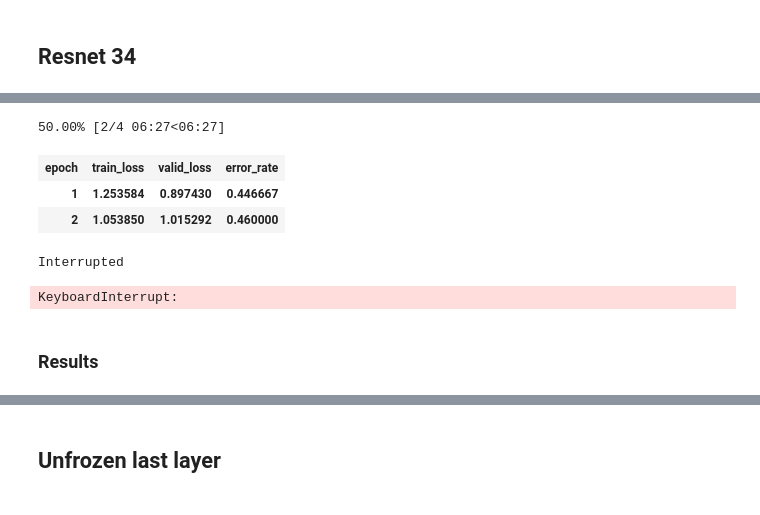
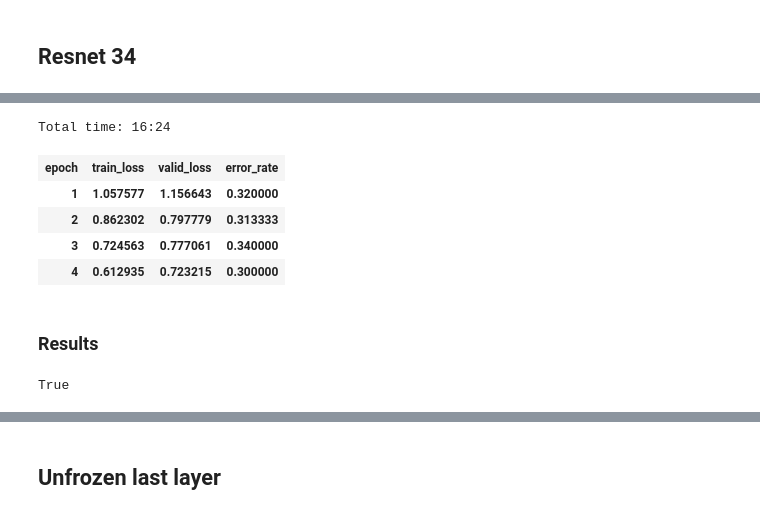
Before and after one commit to jellenberger/melanoma-detection, a Jupyter notebook: work/melanoma-detection.ipynb, the cells around one changed output, grey strips where cells are left out. Drawn from its saved outputs; the diff is of its cells as text; code cells hidden in the pictures.

```diff
--- a/work/melanoma-detection.ipynb
+++ b/work/melanoma-detection.ipynb
@@ -28,9 +25,9 @@ dlpath = datapath / test.zip
 # %%
 bs = 64
 # %%
-tfms = get_transforms(flip_vert=True)
+tfms = get_transforms()
 # %%
-data = ImageDataBunch.from_folder(datapath, ds_tfms=tfms, size=32) #224)
+data = ImageDataBunch.from_folder(datapath, ds_tfms=tfms, size=224, num_workers=4).normalize(imagenet_stats)
 # %%
 print(data.classes)
 # %% [output]
@@ -48,12 +51,12 @@ learn = create_cnn(data, models.resnet34, metrics=error_rate)
 # %%
-learn.fit_one_cycle(4)
+learn.fit_one_cycle(4, max_lr=1e-2)
 # %% [output]
-50.00% [2/4 06:27<06:27]
+Total time: 16:24
 | epoch | train_loss | valid_loss | error_rate |
-| 1 | 1.253584 | 0.897430 | 0.446667 |
-| 2 | 1.053850 | 1.015292 | 0.460000 |
+| 1 | 1.057577 | 1.156643 | 0.320000 |
+| 2 | 0.862302 | 0.797779 | 0.313333 |
+| 3 | 0.724563 | 0.777061 | 0.340000 |
+| 4 | 0.612935 | 0.723215 | 0.300000 |
-Interrupted
-KeyboardInterrupt:
 # %%
 learn.save('res34-frozen')
 # %% [markdown]
@@ -62,6 +65,8 @@ learn.save('res34-frozen')
 interp = ClassificationInterpretation.from_learner(learn)
 losses, idxs = interp.top_losses()
 len(data.valid_ds) == len(losses) == len(idxs)
+# %% [output]
+True
 # %%
 interp.plot_top_losses(9, figsize=(15, 11))
 # %%
```
Also changed, not shown: parts of 12 cells of this notebook.
